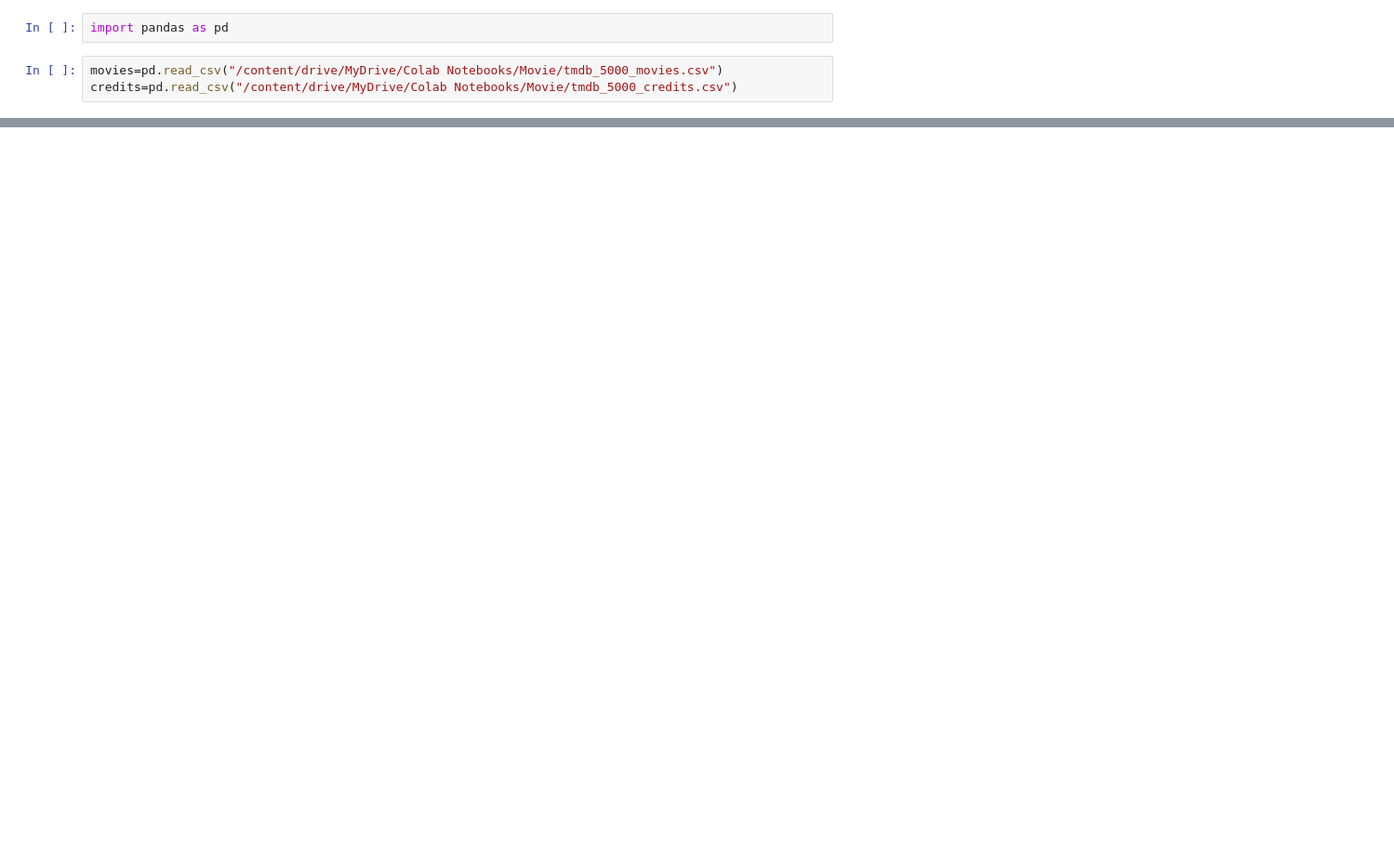
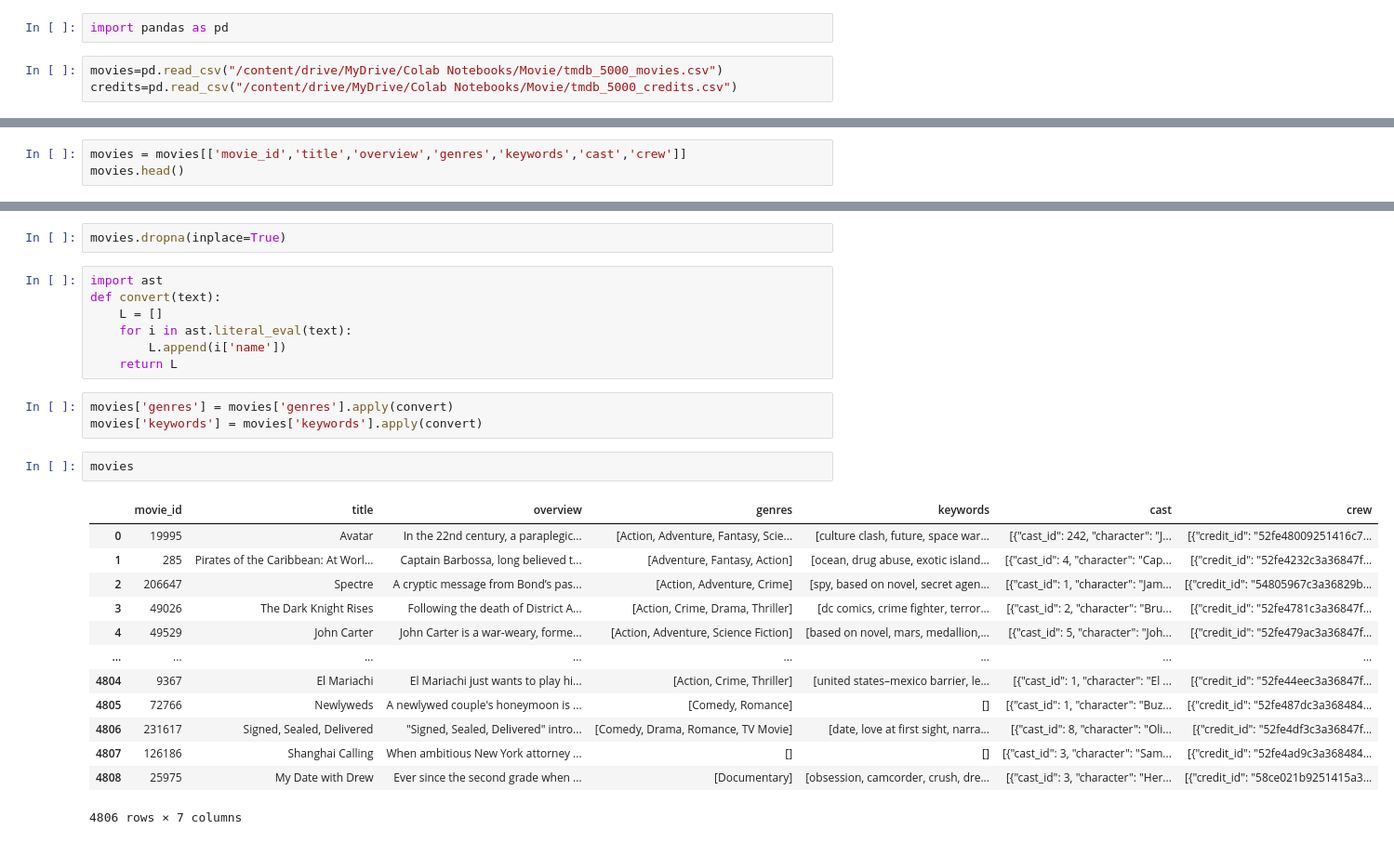
Before and after one commit to paramrajyadav/recomendation_system, a Jupyter notebook: Movie_recomendation.ipynb, the cells around one changed output, grey strips where cells are left out. Shown at 93% size. Saved outputs shown, nothing was run; the diff lists cells and outputs as text; blank space fills up the shorter version.

```diff
--- a/Movie_recomendation.ipynb
+++ b/Movie_recomendation.ipynb
@@ -28,0 +25,3 @@ df
+# %%
+movies = movies[['movie_id','title','overview','genres','keywords','cast','crew']]
+movies.head()
@@ -28,0 +35,28 @@ df
+# %%
+movies.dropna(inplace=True)
+# %%
+import ast
+def convert(text):
+    L = []
+    for i in ast.literal_eval(text):
+        L.append(i['name'])
+    return L
+# %%
+movies['genres'] = movies['genres'].apply(convert)
+movies['keywords'] = movies['keywords'].apply(convert)
+# %%
+movies
+# %% [output]
+|  | movie_id | title | overview | genres | keywords | cast | crew |
+| 0 | 19995 | Avatar | In the 22nd century, a paraplegic... | [Action, Adventure, Fantasy, Scie... | [culture clash, future, space war... | [{"cast_id": 242, "character": "J... | [{"credit_id": "52fe48009251416c7... |
+| 1 | 285 | Pirates of the Caribbean: At Worl... | Captain Barbossa, long believed t... | [Adventure, Fantasy, Action] | [ocean, drug abuse, exotic island... | [{"cast_id": 4, "character": "Cap... | [{"credit_id": "52fe4232c3a36847f... |
+| 2 | 206647 | Spectre | A cryptic message from Bond’s pas... | [Action, Adventure, Crime] | [spy, based on novel, secret agen... | [{"cast_id": 1, "character": "Jam... | [{"credit_id": "54805967c3a36829b... |
+| 3 | 49026 | The Dark Knight Rises | Following the death of District A... | [Action, Crime, Drama, Thriller] | [dc comics, crime fighter, terror... | [{"cast_id": 2, "character": "Bru... | [{"credit_id": "52fe4781c3a36847f... |
+| 4 | 49529 | John Carter | John Carter is a war-weary, forme... | [Action, Adventure, Science Fiction] | [based on novel, mars, medallion,... | [{"cast_id": 5, "character": "Joh... | [{"credit_id": "52fe479ac3a36847f... |
+| ... | ... | ... | ... | ... | ... | ... | ... |
+| 4804 | 9367 | El Mariachi | El Mariachi just wants to play hi... | [Action, Crime, Thriller] | [united states–mexico barrier, le... | [{"cast_id": 1, "character": "El ... | [{"credit_id": "52fe44eec3a36847f... |
+| 4805 | 72766 | Newlyweds | A newlywed couple's honeymoon is ... | [Comedy, Romance] | [] | [{"cast_id": 1, "character": "Buz... | [{"credit_id": "52fe487dc3a368484... |
+| 4806 | 231617 | Signed, Sealed, Delivered | "Signed, Sealed, Delivered" intro... | [Comedy, Drama, Romance, TV Movie] | [date, love at first sight, narra... | [{"cast_id": 8, "character": "Oli... | [{"credit_id": "52fe4df3c3a36847f... |
+| 4807 | 126186 | Shanghai Calling | When ambitious New York attorney ... | [] | [] | [{"cast_id": 3, "character": "Sam... | [{"credit_id": "52fe4ad9c3a368484... |
+| 4808 | 25975 | My Date with Drew | Ever since the second grade when ... | [Documentary] | [obsession, camcorder, crush, dre... | [{"cast_id": 3, "character": "Her... | [{"credit_id": "58ce021b9251415a3... |
+4806 rows × 7 columns
```
Also changed, not shown: parts of 38 cells of this notebook.
